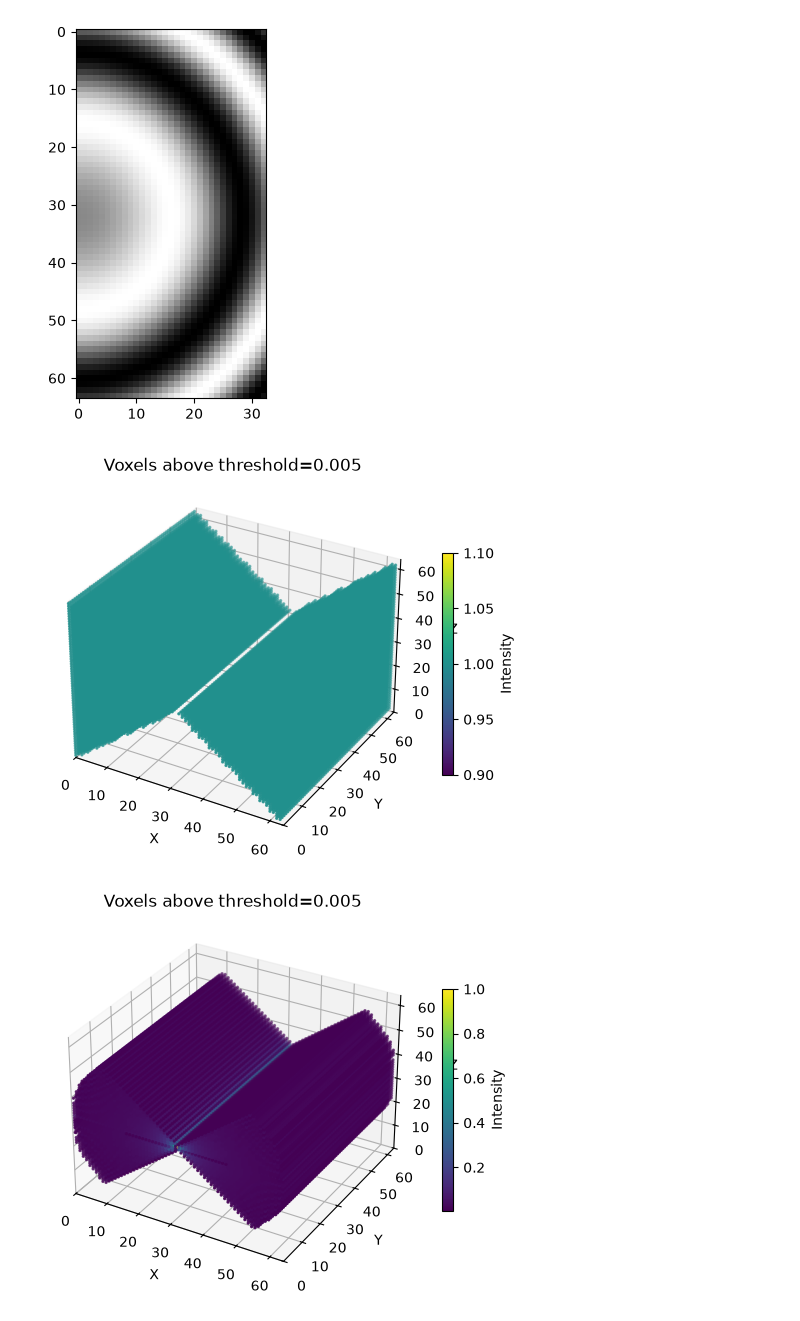
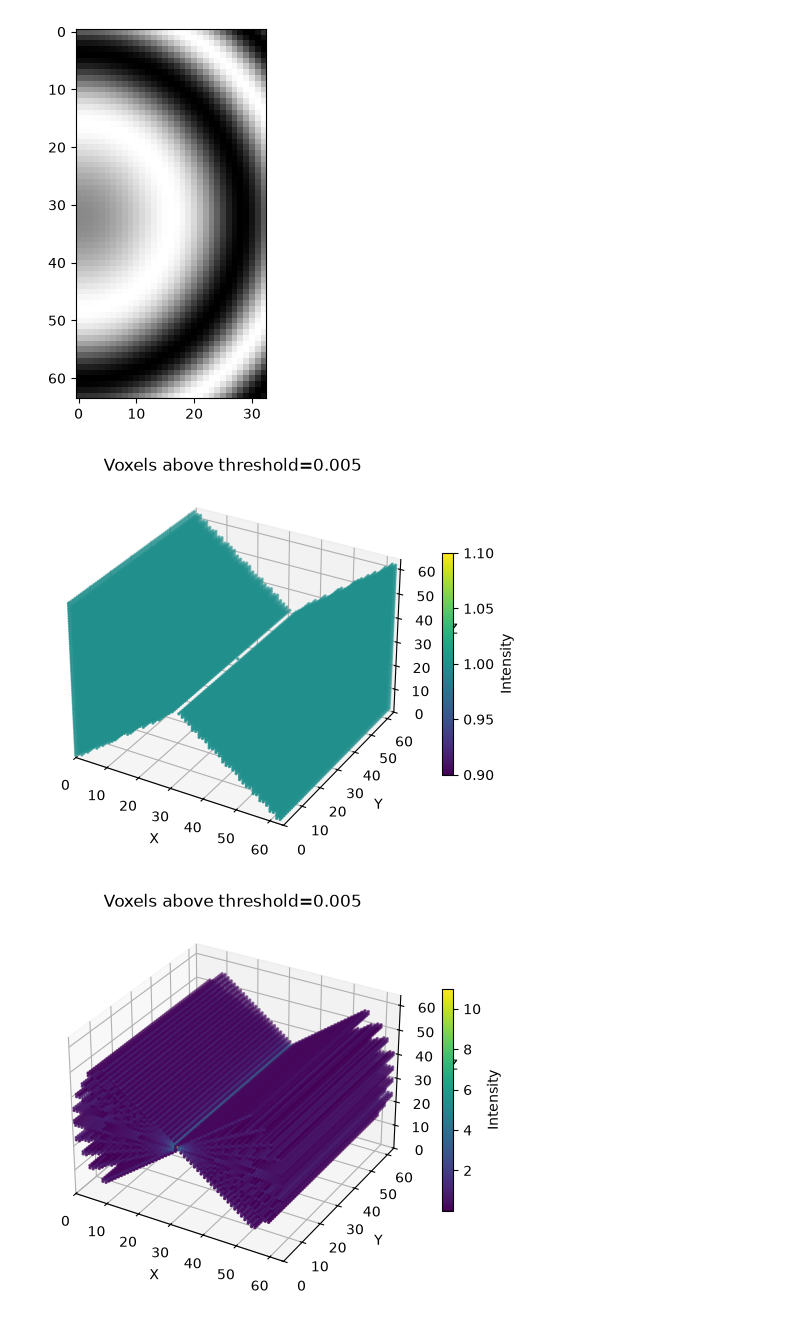
Before and after one commit to RubenMarchau/ARP, a Jupyter notebook: Simulation_missing_wedge.ipynb, the cells around one changed output. Drawn from its saved outputs; the diff is of its cells as text; code cells hidden in the pictures.

```diff
--- a/Simulation_missing_wedge.ipynb
+++ b/Simulation_missing_wedge.ipynb
@@ -256,19 +276,19 @@ plt.imshow(ctf_image.numpy(), cmap='gray')
 # %%
 # create wedge_models
 
 # create DeepDeWedge missing wedge mask
 binary_missing_wedge = get_missing_wedge_mask(grid_size=perfect_data.shape, mw_angle=90, device="cpu").numpy()
 plot_3d_data(binary_missing_wedge, threshold=0.005)
 
 # create slice inserted wedge with the help of teamtomo
-_, slice_inserted_wedge = get_slice_inserted_wedge(volume_shape=perfect_data.shape, mw_angle=90, tilt_step=3, ctf_values=None, device="cpu")
+slice_inserted_wedge, _ = get_slice_inserted_wedge(volume_shape=perfect_data.shape, mw_angle=90, tilt_step=10, ctf_values=None, device="cpu")
 plot_3d_data(slice_inserted_wedge, threshold=0.005)
 
 # Insert the 2D CTF slices; the first return value is the CTF-weighted Fourier volume.
 d_ctf, _ = get_slice_inserted_wedge(volume_shape=perfect_data.shape, mw_angle=90, tilt_step=3, ctf_values=ctf_values, device="cpu")
 plot_3d_data(d_ctf.numpy(), threshold=0.005, grey_scale=False)
 masks = [binary_missing_wedge, slice_inserted_wedge, d_ctf]
 # %% [output]
 [figure]
-[figure, old version]
+[figure, new version]
 [figure]
```
Also changed, not shown: parts of 6 cells of this notebook, 2 other files.
